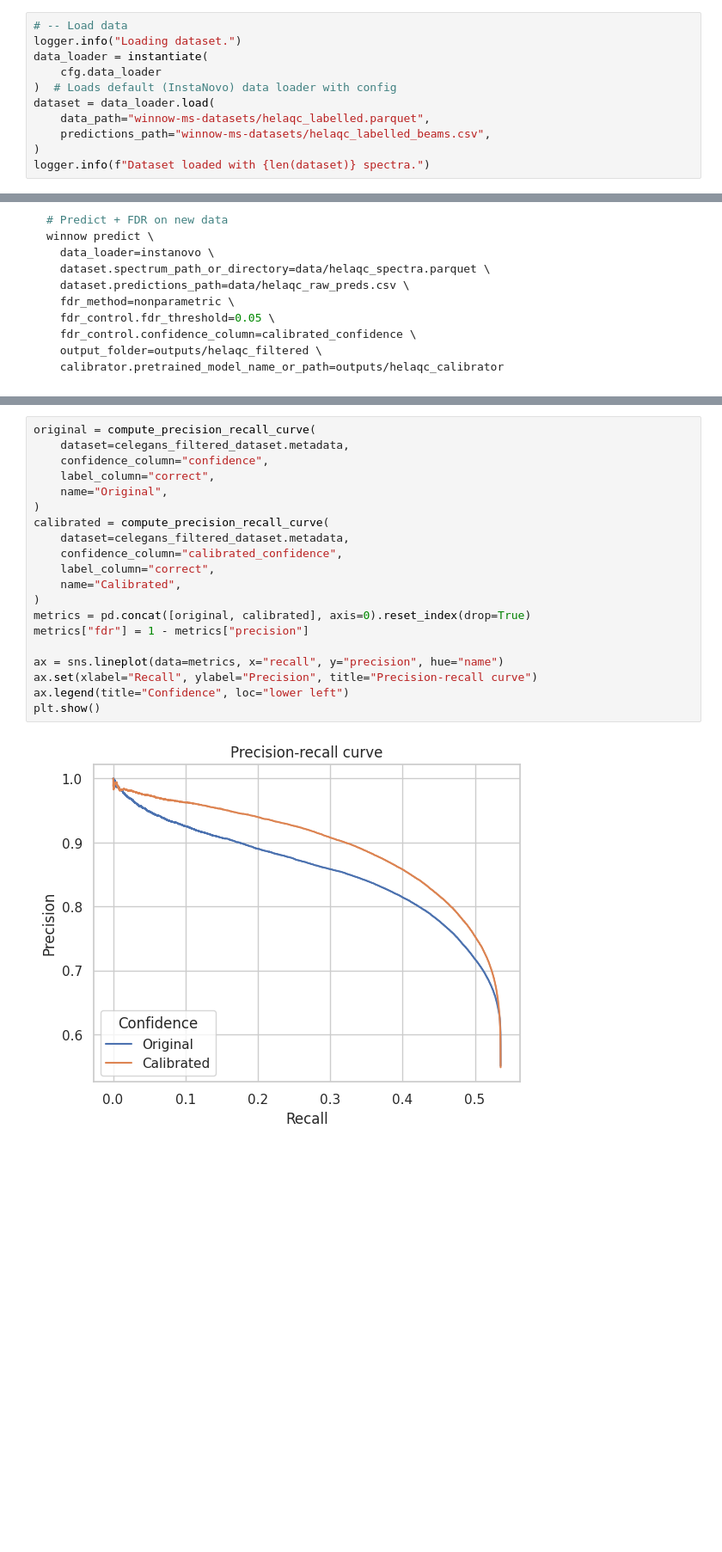
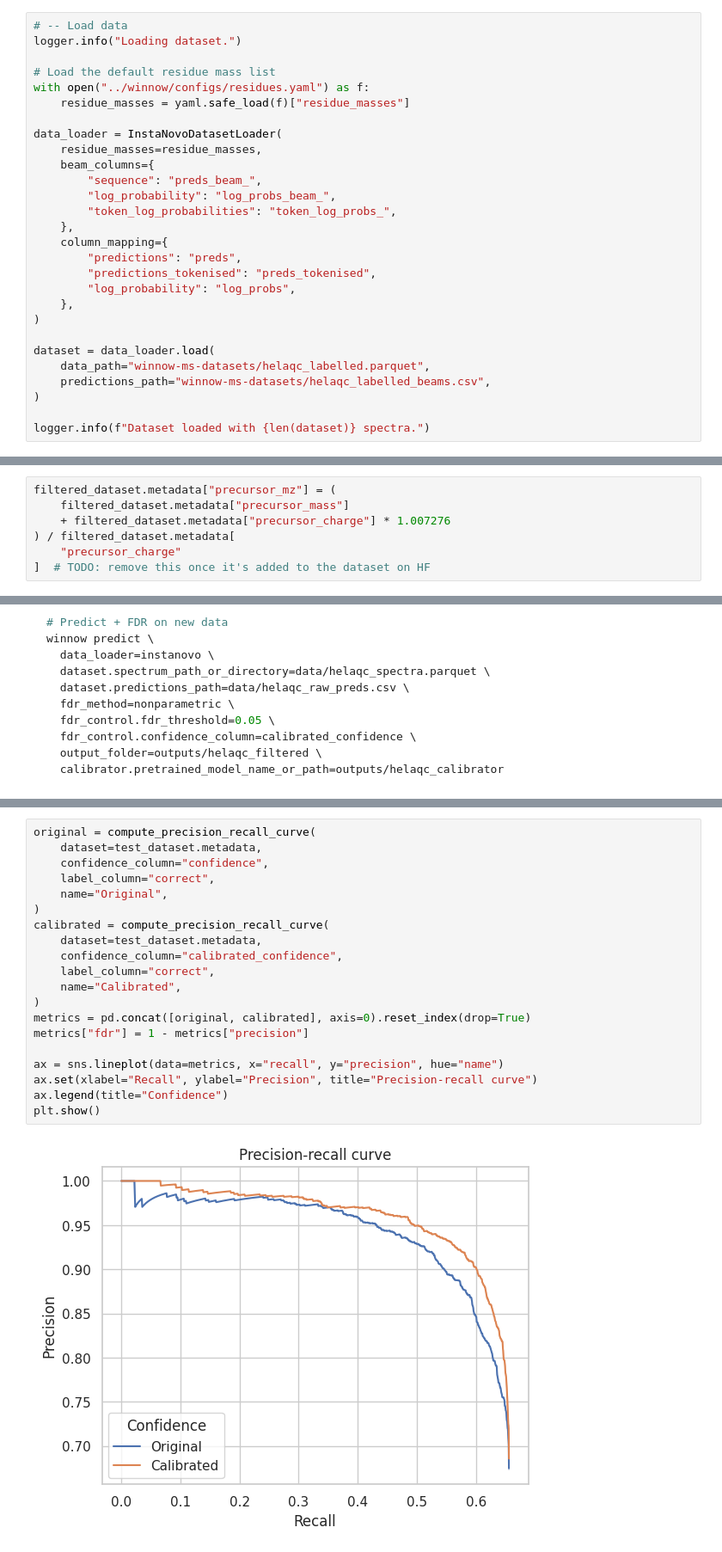
Before and after one commit to instadeepai/winnow, a Jupyter notebook: examples/getting_started_with_winnow.ipynb, the cells around one changed output, grey strips where cells are left out. Shown at 86% size. Cells and saved outputs as stored; diff of their text form; blank space fills up the shorter version.

```diff
--- a/examples/getting_started_with_winnow.ipynb
+++ b/examples/getting_started_with_winnow.ipynb
@@ -118,13 +121,30 @@ with initialize(
 # %%
 # -- Load data
 logger.info("Loading dataset.")
-data_loader = instantiate(
-    cfg.data_loader
-)  # Loads default (InstaNovo) data loader with config
+
+# Load the default residue mass list
+with open("../winnow/configs/residues.yaml") as f:
+    residue_masses = yaml.safe_load(f)["residue_masses"]
+
+data_loader = InstaNovoDatasetLoader(
+    residue_masses=residue_masses,
+    beam_columns={
+        "sequence": "preds_beam_",
+        "log_probability": "log_probs_beam_",
+        "token_log_probabilities": "token_log_probs_",
+    },
+    column_mapping={
+        "predictions": "preds",
+        "predictions_tokenised": "preds_tokenised",
+        "log_probability": "log_probs",
+    },
+)
+
 dataset = data_loader.load(
     data_path="winnow-ms-datasets/helaqc_labelled.parquet",
     predictions_path="winnow-ms-datasets/helaqc_labelled_beams.csv",
 )
+
 logger.info(f"Dataset loaded with {len(dataset)} spectra.")
 # %% [output]
 Loading dataset.
@@ -153,3 +173,10 @@ Filtered dataset loaded with 17591 spectra.
+# %%
+filtered_dataset.metadata["precursor_mz"] = (
+    filtered_dataset.metadata["precursor_mass"]
+    + filtered_dataset.metadata["precursor_charge"] * 1.007276
+) / filtered_dataset.metadata[
+    "precursor_charge"
+]  # TODO: remove this once it's added to the dataset on HF
 # %%
 # -- Split data into train and test sets
 train_dataset = filtered_dataset.filter_entries(
@@ -833,24 +935,24 @@ general_model.predict(celegans_filtered_dataset)
 # %%
 original = compute_precision_recall_curve(
-    dataset=celegans_filtered_dataset.metadata,
+    dataset=test_dataset.metadata,
     confidence_column="confidence",
     label_column="correct",
     name="Original",
 )
 calibrated = compute_precision_recall_curve(
-    dataset=celegans_filtered_dataset.metadata,
+    dataset=test_dataset.metadata,
     confidence_column="calibrated_confidence",
     label_column="correct",
     name="Calibrated",
 )
 metrics = pd.concat([original, calibrated], axis=0).reset_index(drop=True)
 metrics["fdr"] = 1 - metrics["precision"]
 
 ax = sns.lineplot(data=metrics, x="recall", y="precision", hue="name")
 ax.set(xlabel="Recall", ylabel="Precision", title="Precision-recall curve")
-ax.legend(title="Confidence", loc="lower left")
+ax.legend(title="Confidence")
 plt.show()
 # %% [output]
-[figure, old version]
+[figure, new version]
 # %%
 metrics_orig = compute_calibration_curve(
```
Also changed, not shown: parts of 57 cells of this notebook.
